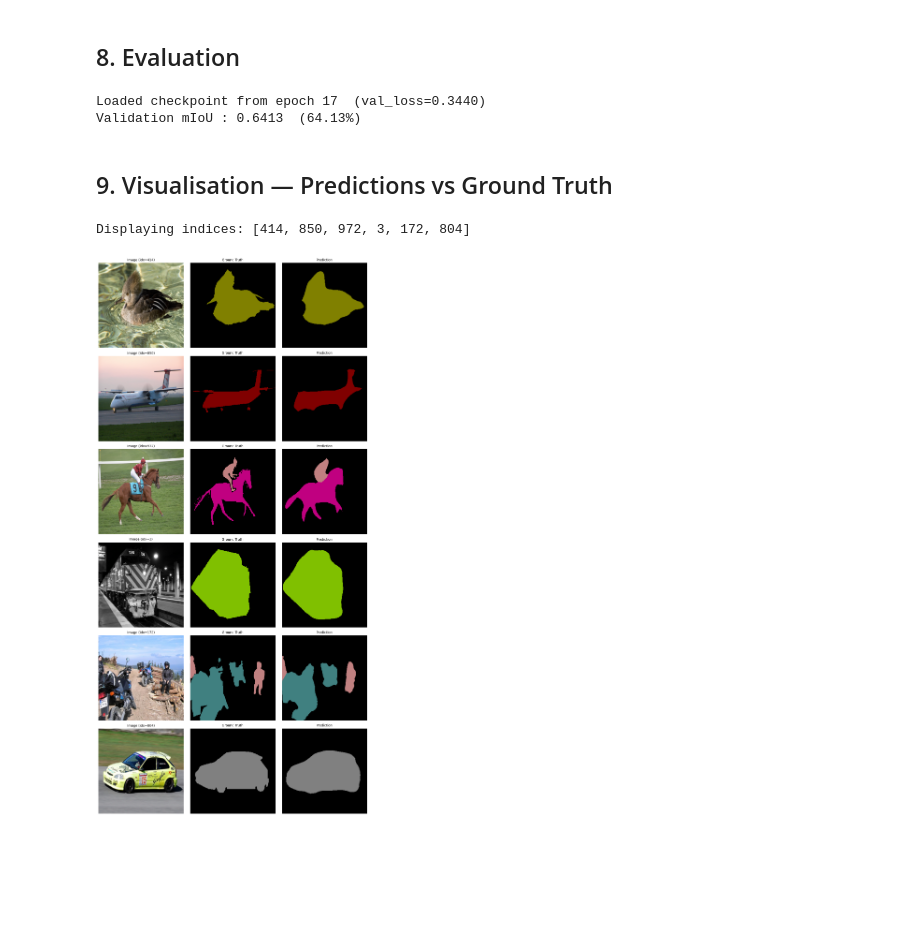
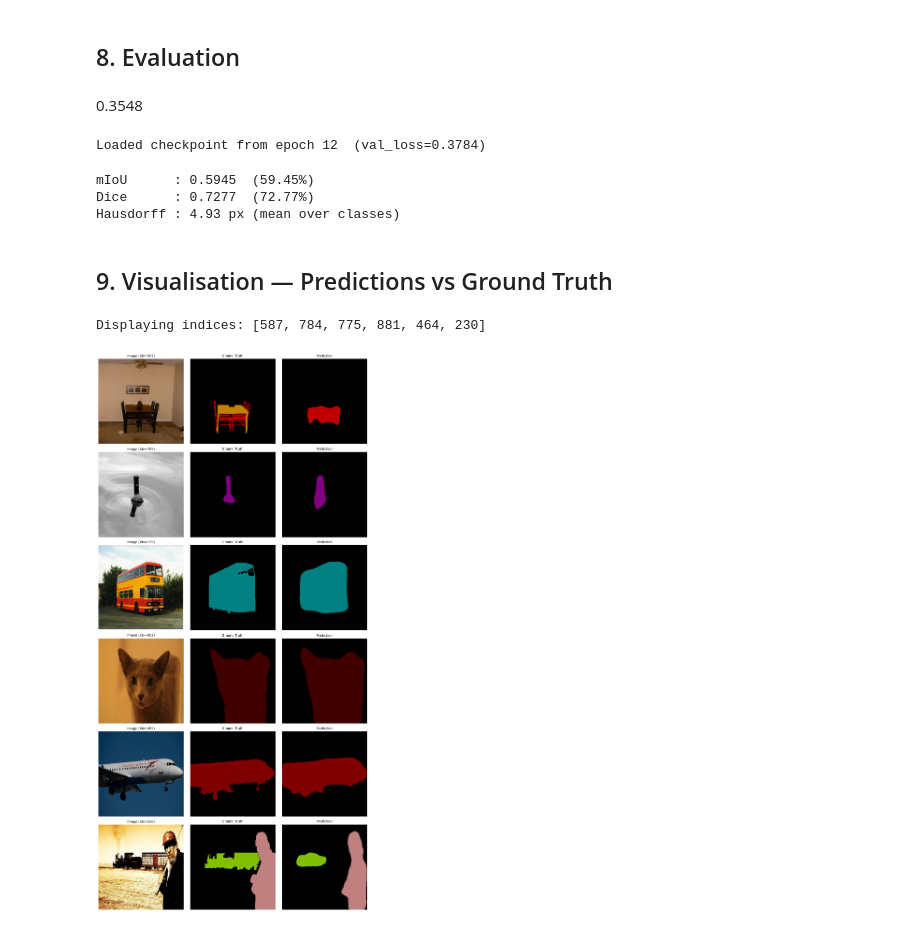
Before and after one commit to sl4shuur/HuggingTripleAces, a Jupyter notebook: ass3/deeplabv3.ipynb, the cells around one changed output. Saved outputs shown, nothing was run; the diff lists cells and outputs as text; code cells hidden in the pictures; blank space fills up the shorter version.

```diff
--- a/ass3/deeplabv3.ipynb
+++ b/ass3/deeplabv3.ipynb
@@ -186,9 +253,15 @@ model = smp.DeepLabV3Plus(
     in_channels=3,
     classes=NUM_CLASSES,
     encoder_output_stride=OUTPUT_STRIDE,
-).to(DEVICE)
+)
 
-optimizer = optim.Adam(model.parameters(), lr=LEARNING_RATE)
+if torch.cuda.device_count() > 1:
+    print(f"Using {torch.cuda.device_count()} GPUs with DataParallel")
+    model = nn.DataParallel(model)
+
+model = model.to(DEVICE)
+
+optimizer = optim.AdamW(model.parameters(), lr=LEARNING_RATE, weight_decay=WEIGHT_DECAY)
 criterion = nn.CrossEntropyLoss(ignore_index=IGNORE_INDEX)
 
 print(f"Model  : DeepLabV3+ / {ENCODER}")
@@ -355,22 +551,29 @@ New best val_loss=0.3580 — checkpoint saved
 # %% [markdown]
 ## 8. Evaluation
+# %% [markdown]
+0.3548
 # %%
-# Load the best checkpoint
-checkpoint = torch.load(CHECKPOINT_BEST, map_location=DEVICE, weights_only=True)
-model.load_state_dict(checkpoint["model_state_dict"])
-print(f"Loaded checkpoint from epoch {checkpoint['epoch']}  (val_loss={checkpoint['loss']:.4f})")
+checkpoint = load_checkpoint(model, CHECKPOINT_BEST, DEVICE)
+print(f"Loaded checkpoint from epoch {checkpoint['epoch']}  (val_loss={checkpoint['loss']:.4f})\n")
 
-miou = compute_miou(model, val_loader, NUM_CLASSES, DEVICE, ignore_index=IGNORE_INDEX)
-print(f"Validation mIoU : {miou:.4f}  ({miou * 100:.2f}%)")
+# hausdorff=True is slow; set to False to skip it
+metrics = evaluate(model, val_loader, NUM_CLASSES, DEVICE, ignore_index=IGNORE_INDEX, hausdorff=True)
+
+print(f"mIoU      : {metrics['miou']:.4f}  ({metrics['miou'] * 100:.2f}%)")
+print(f"Dice      : {metrics['dice']:.4f}  ({metrics['dice'] * 100:.2f}%)")
+if metrics["hausdorff"] is not None:
+    print(f"Hausdorff : {metrics['hausdorff']:.2f} px (mean over classes)")
 # %% [output]
-Loaded checkpoint from epoch 17  (val_loss=0.3440)
-Validation mIoU : 0.6413  (64.13%)
+Loaded checkpoint from epoch 12  (val_loss=0.3784)
+mIoU      : 0.5945  (59.45%)
+Dice      : 0.7277  (72.77%)
+Hausdorff : 4.93 px (mean over classes)
 # %% [markdown]
 ## 9. Visualisation — Predictions vs Ground Truth
 # %%
 def visualize_predictions(
     model: nn.Module,
-    dataset: Dataset,
+    dataset: PascalVOCDataset,
     device: torch.device,
     indices: list[int] | None = None,
     n_random: int = 6,
@@ -388,32 +591,33 @@ def visualize_predictions(
     model.eval()
     fig, axes = plt.subplots(len(indices), 3, figsize=(12, 4 * len(indices)))
     if len(indices) == 1:
         axes = axes[np.newaxis, :]  # ensure 2-D indexing works for a single row
 
     with torch.no_grad():
         for row, idx in enumerate(indices):
             image_t, mask = dataset[idx]           # (C, H, W), (H, W)
+            image_t = torch.tensor(image_t)
             pred = model(image_t.unsqueeze(0).to(device)).argmax(dim=1).squeeze().cpu().numpy()
 
             # Undo normalisation for display
             image_display = (image_t * std + mean).permute(1, 2, 0).numpy().clip(0, 1)
             gt_display    = decode_segmentation_mask(mask.numpy())
             pred_display  = decode_segmentation_mask(pred)
 
             for ax, img, title in zip(
                 axes[row],
                 [image_display, gt_display, pred_display],
                 [f"Image (idx={idx})", "Ground Truth", "Prediction"],
             ):
                 ax.imshow(img)
                 ax.set_title(title, fontsize=10)
                 ax.axis("off")
 
     plt.tight_layout()
     plt.show()
 
 
 visualize_predictions(model, val_dataset, DEVICE, n_random=6)
 # %% [output]
-Displaying indices: [414, 850, 972, 3, 172, 804]
+Displaying indices: [587, 784, 775, 881, 464, 230]
-[figure, old version]
+[figure, new version]
```
Also changed, not shown: parts of 12 cells of this notebook.
